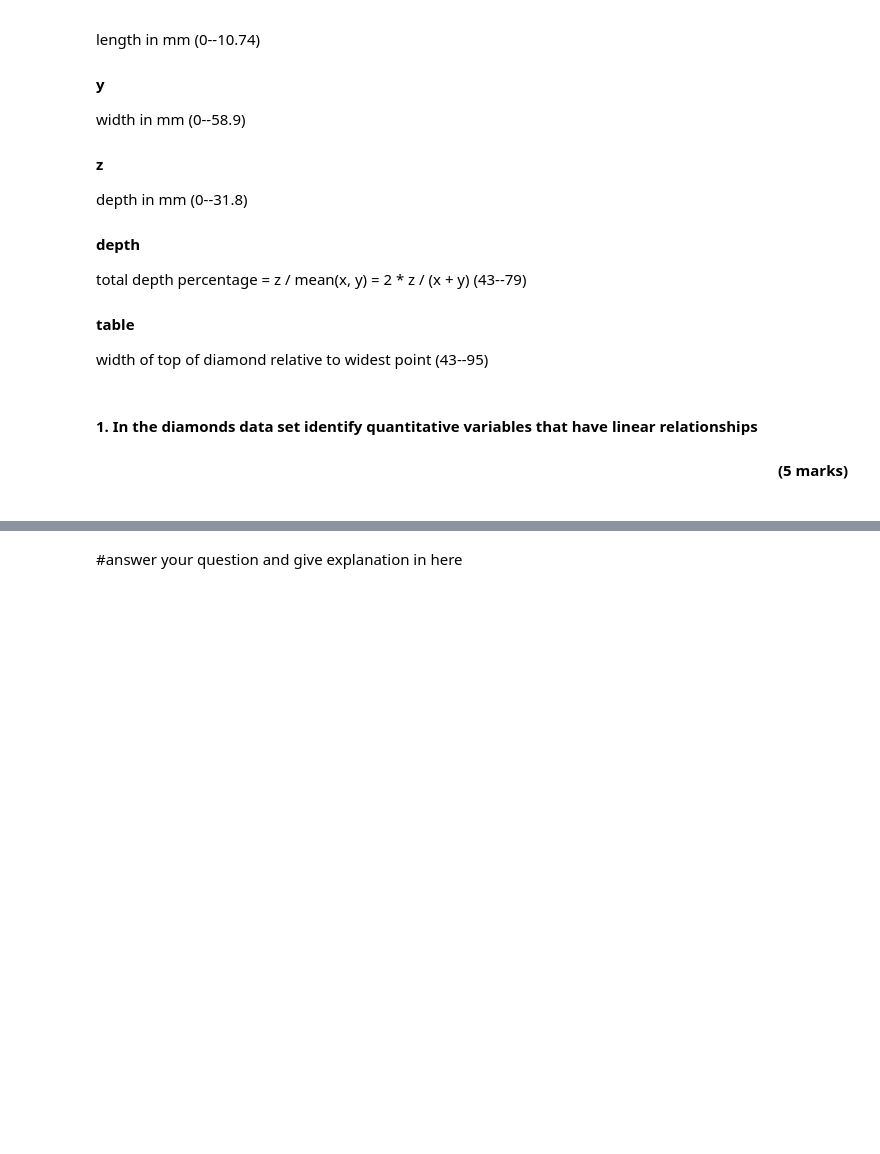
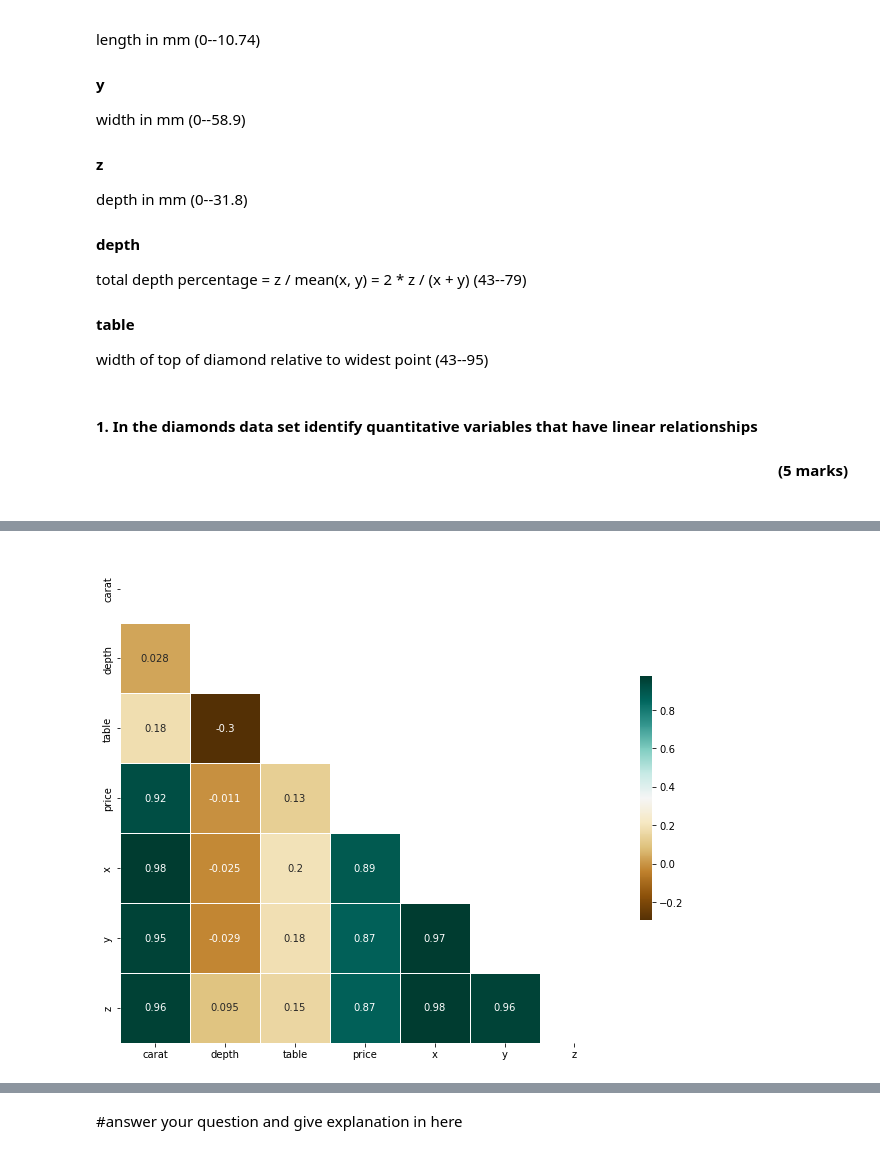
Before and after one commit to MrZakiakkari/data-mining-algorithms, a Jupyter notebook: assessment-3-data-mining-algorithms-and-stats.ipynb, the cells around one changed output, grey strips where cells are left out. Cells and saved outputs as stored; diff of their text form; code cells hidden in the pictures; blank space fills up the shorter version.

```diff
--- a/assessment-3-data-mining-algorithms-and-stats.ipynb
+++ b/assessment-3-data-mining-algorithms-and-stats.ipynb
@@ -13,9 +22,9 @@ from sklearn.model_selection import train_test_split
 from sklearn.metrics import mean_squared_error
 from sklearn.model_selection import cross_val_score
 # %%
-diamonds = sns.load_dataset("diamonds")
+diamonds_dataframe: DataFrame = seaborn.load_dataset("diamonds")
 
-diamonds.columns
+diamonds_dataframe.columns
 # %% [output]
 Index(['carat', 'cut', 'color', 'clarity', 'depth', 'table', 'price', 'x', 'y',
        'z'],
@@ -58,0 +112,10 @@ width of top of diamond relative to widest point (43--95)<br>
+# %%
+invalid_diamonds_dataframe = diamonds_dataframe[(diamonds_dataframe["x"]==0) |
+                   (diamonds_dataframe["y"]==0) |
+                   (diamonds_dataframe["z"]==0)]
+
+invalid_diamonds_dataframe.sample()
+
+diamonds_dataframe.drop(invalid_diamonds_dataframe.index, inplace=True)
+del invalid_diamonds_dataframe
+diamonds_dataframe.shape
@@ -58,0 +139,4 @@ width of top of diamond relative to widest point (43--95)<br>
+# %%
+display_correlation_matrix_pyramid_heatmap(diamonds_dataframe[["carat", "depth", "table", "price", "x", "y", "z"]].corr());
+# %% [output]
+[figure, added]
```
Also changed, not shown: parts of 14 cells of this notebook, 1 other file.
